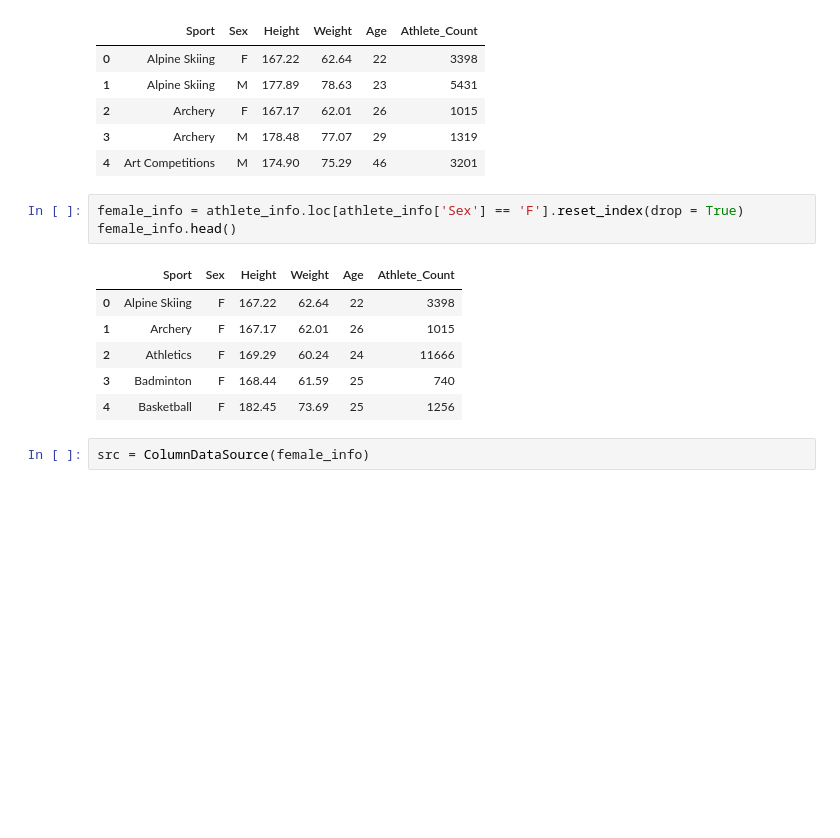
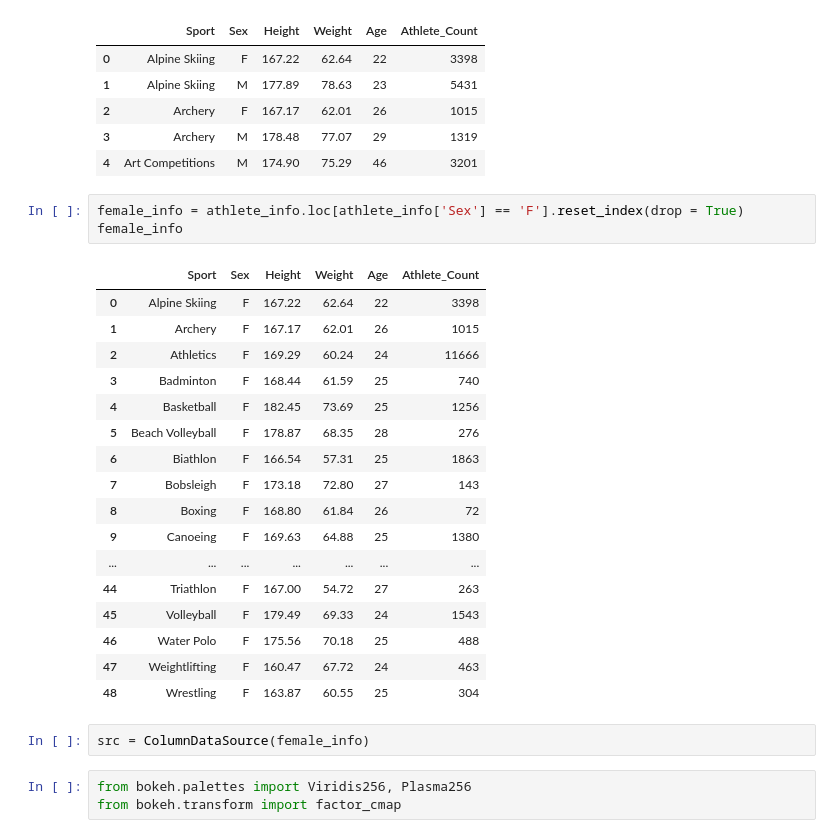
Before and after one commit to aksklar/Olympics_Analysis, a Jupyter notebook: Olympic Games Analysis (Copy).ipynb, the cells around one changed output. Saved outputs shown, nothing was run; the diff lists cells and outputs as text; blank space fills up the shorter version.

```diff
--- a/Olympic Games Analysis (Copy).ipynb
+++ b/Olympic Games Analysis (Copy).ipynb
@@ -590,14 +590,28 @@ athlete_info.head()
 | 4 | Art Competitions | M | 174.90 | 75.29 | 46 | 3201 |
 # %%
 female_info = athlete_info.loc[athlete_info['Sex'] == 'F'].reset_index(drop = True)
-female_info.head()
+female_info
 # %% [output]
 |  | Sport | Sex | Height | Weight | Age | Athlete_Count |
 | 0 | Alpine Skiing | F | 167.22 | 62.64 | 22 | 3398 |
 | 1 | Archery | F | 167.17 | 62.01 | 26 | 1015 |
 | 2 | Athletics | F | 169.29 | 60.24 | 24 | 11666 |
 | 3 | Badminton | F | 168.44 | 61.59 | 25 | 740 |
 | 4 | Basketball | F | 182.45 | 73.69 | 25 | 1256 |
+| 5 | Beach Volleyball | F | 178.87 | 68.35 | 28 | 276 |
+| 6 | Biathlon | F | 166.54 | 57.31 | 25 | 1863 |
+| 7 | Bobsleigh | F | 173.18 | 72.80 | 27 | 143 |
+| 8 | Boxing | F | 168.80 | 61.84 | 26 | 72 |
+| 9 | Canoeing | F | 169.63 | 64.88 | 25 | 1380 |
+| ... | ... | ... | ... | ... | ... | ... |
+| 44 | Triathlon | F | 167.00 | 54.72 | 27 | 263 |
+| 45 | Volleyball | F | 179.49 | 69.33 | 24 | 1543 |
+| 46 | Water Polo | F | 175.56 | 70.18 | 25 | 488 |
+| 47 | Weightlifting | F | 160.47 | 67.72 | 24 | 463 |
+| 48 | Wrestling | F | 163.87 | 60.55 | 25 | 304 |
 # %%
 src = ColumnDataSource(female_info)
+# %%
+from bokeh.palettes import Viridis256, Plasma256
+from bokeh.transform import factor_cmap
 # %%
```
Also changed, not shown: parts of 2 cells of this notebook, 2 other files.
